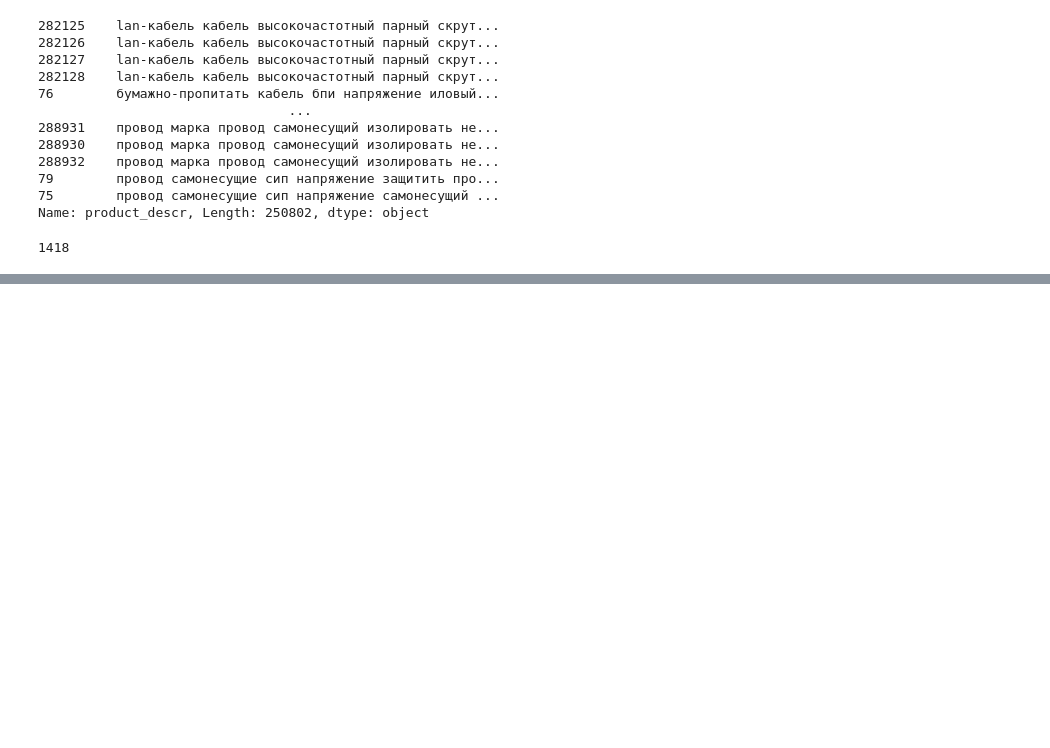
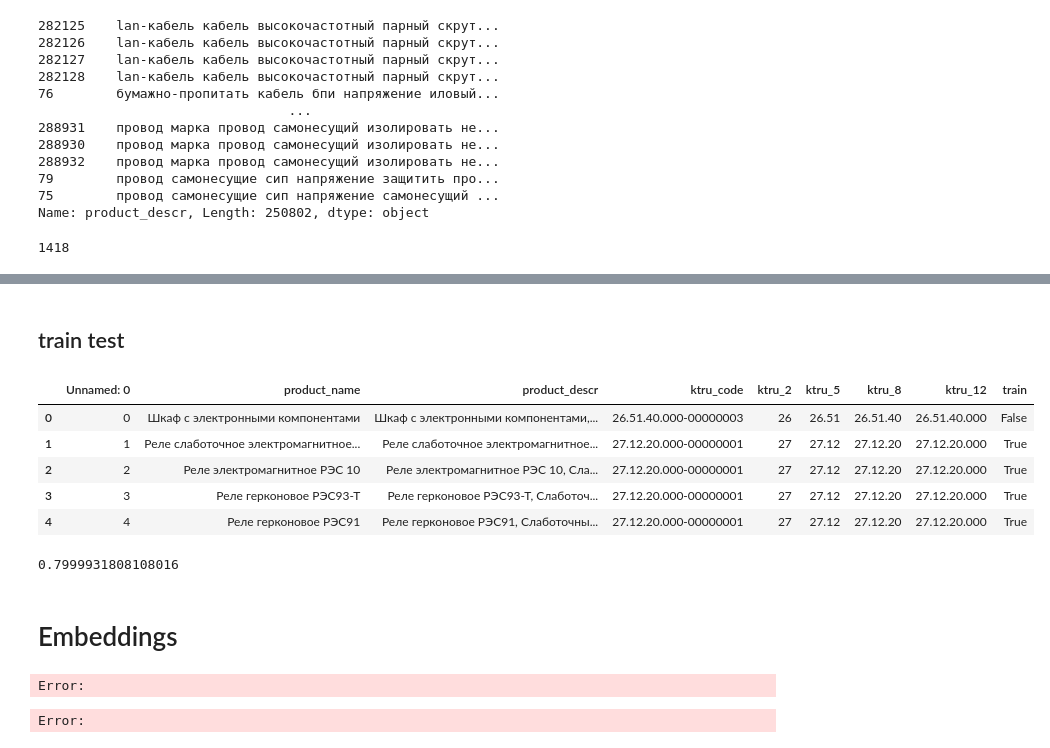
Before and after one commit to KKroliKK/ktru-prediction, a Jupyter notebook: notebook.ipynb, the cells around one changed output, grey strips where cells are left out. Drawn from its saved outputs; the diff is of its cells as text; code cells hidden in the pictures; blank space fills up the shorter version.

Commit message:
before embeddings

```diff
--- a/notebook.ipynb
+++ b/notebook.ipynb
@@ -342,0 +456,19 @@ list(t)
+# %% [markdown]
+## train test
+# %%
+dataset = pd.read_csv('dataset_d.csv')
+# %%
+dataset = separate_train_test(dataset, 0.2, stratify_col='ktru_code')
+# %%
+dataset.head()
+# %% [output]
+|  | Unnamed: 0 | product_name | product_descr | ktru_code | ktru_2 | ktru_5 | ktru_8 | ktru_12 | train |
+| 0 | 0 | Шкаф с электронными компонентами | Шкаф с электронными компонентами,... | 26.51.40.000-00000003 | 26 | 26.51 | 26.51.40 | 26.51.40.000 | False |
+| 1 | 1 | Реле слаботочное электромагнитное... | Реле слаботочное электромагнитное... | 27.12.20.000-00000001 | 27 | 27.12 | 27.12.20 | 27.12.20.000 | True |
+| 2 | 2 | Реле электромагнитное РЭС 10 | Реле электромагнитное РЭС 10, Сла... | 27.12.20.000-00000001 | 27 | 27.12 | 27.12.20 | 27.12.20.000 | True |
+| 3 | 3 | Реле герконовое РЭС93-Т | Реле герконовое РЭС93-Т, Слаботоч... | 27.12.20.000-00000001 | 27 | 27.12 | 27.12.20 | 27.12.20.000 | True |
+| 4 | 4 | Реле герконовое РЭС91 | Реле герконовое РЭС91, Слаботочны... | 27.12.20.000-00000001 | 27 | 27.12 | 27.12.20 | 27.12.20.000 | True |
+# %%
+dataset['train'].sum() / dataset.shape[0]
+# %% [output]
+0.7999931808108016
@@ -342,0 +477,2 @@ list(t)
+# %% [markdown]
+# Embeddings
@@ -342,0 +481,5 @@ list(t)
+# %%
+embeddings = get_embeddings(dataset)
+# %% [output]
+Error:
+Error:
```
Also changed, not shown: parts of 39 cells of this notebook, 1 other file.
